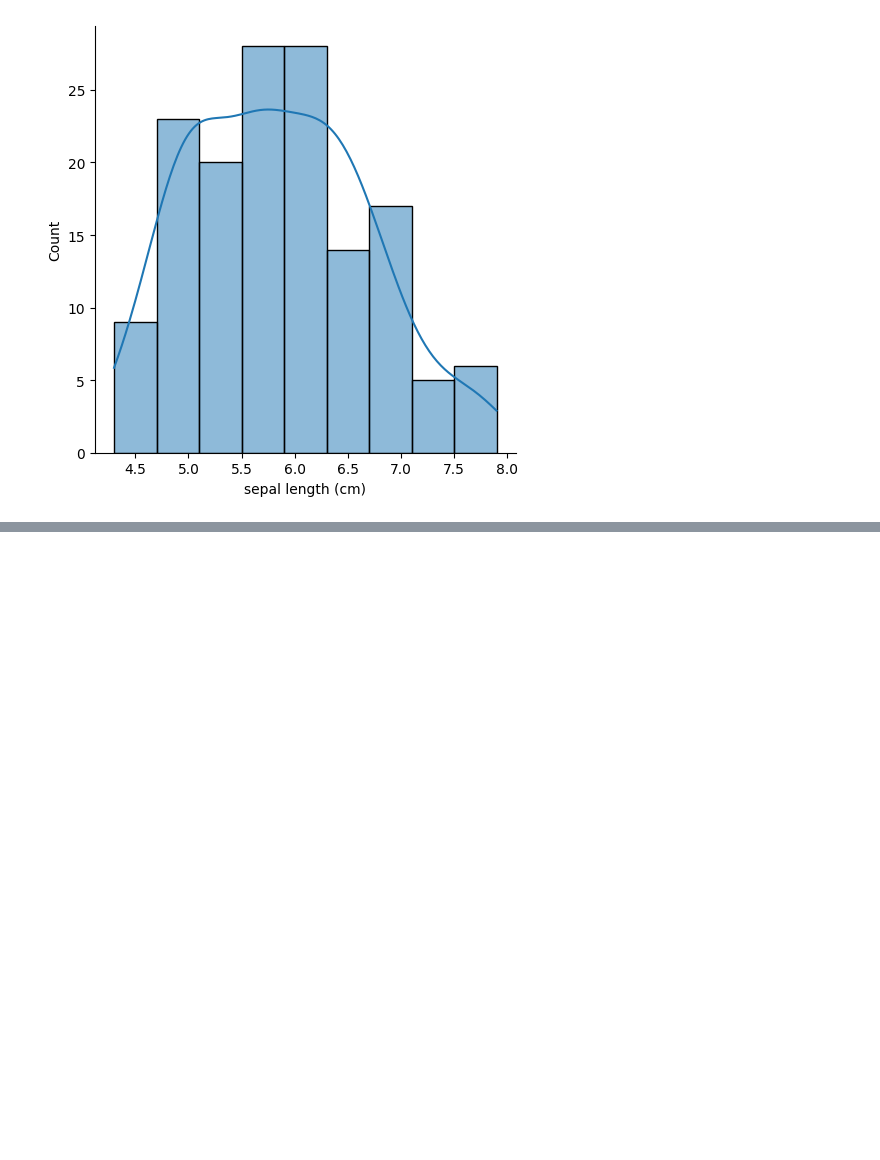
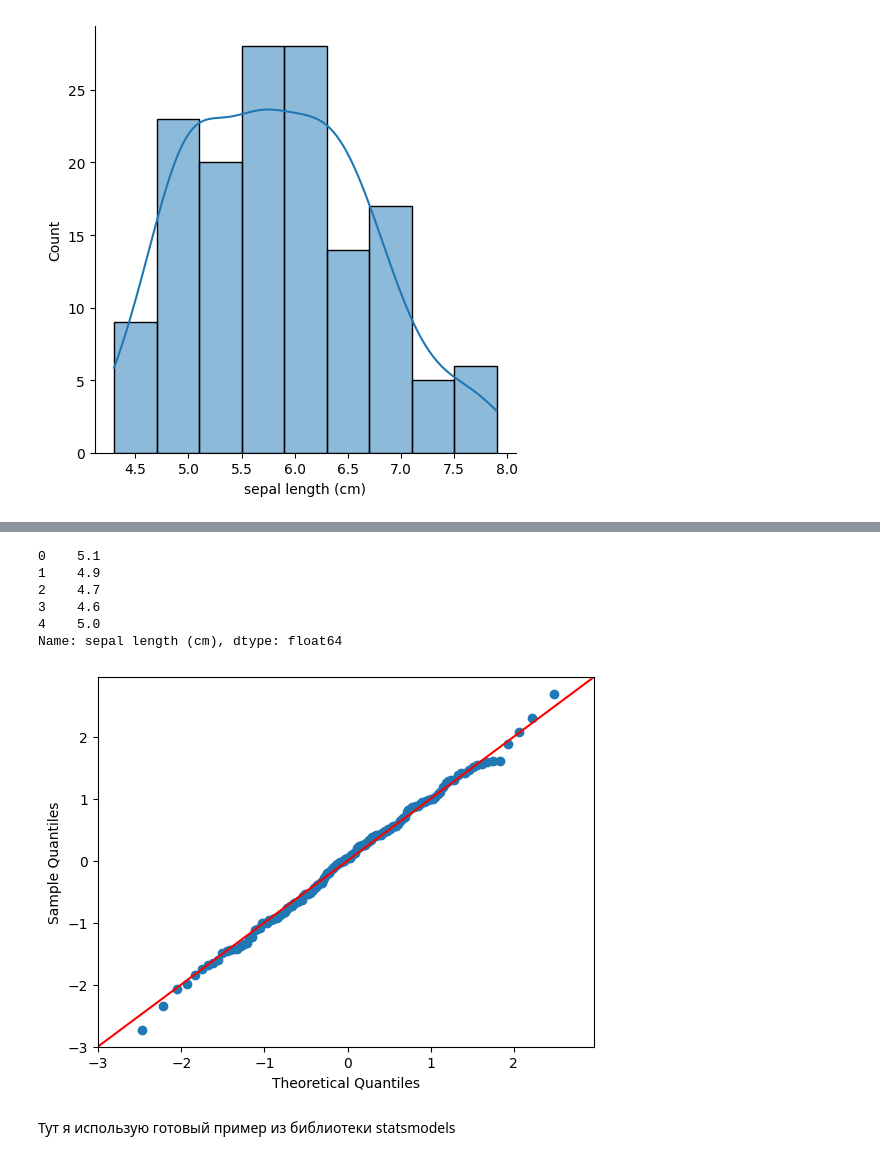
Before and after one commit to observer012/courses, a Jupyter notebook: Основы статистики(Stepik)/Основы статистики.ipynb, the cells around one changed output, grey strips where cells are left out. Cells and saved outputs as stored; diff of their text form; code cells hidden in the pictures; blank space fills up the shorter version.

Commit message:
31. added graphs and description for qqplot

```diff
--- a/Основы статистики(Stepik)/Основы статистики.ipynb
+++ b/Основы статистики(Stepik)/Основы статистики.ipynb
@@ -556,0 +575,10 @@ sns_plot = sns.displot(data=data['sepal length (cm)'], kde=True)
+# %%
+def qq_plot_graph(data_st, exog):
+    exog = sm.add_constant(exog)
+    mod_fit = sm.OLS(data_st, exog).fit()
+    res = mod_fit.resid
+    fig = sm.qqplot(res, stats.t, fit=True, line='45')
+    plt.show()
+# %%
+exog = data.drop(['sepal length (cm)'], axis=1)
+data_st = data['sepal length (cm)']
@@ -556,0 +594,15 @@ sns_plot = sns.displot(data=data['sepal length (cm)'], kde=True)
+# %%
+data_st.head()
+# %% [output]
+0    5.1
+1    4.9
+2    4.7
+3    4.6
+4    5.0
+Name: sepal length (cm), dtype: float64
+# %%
+qq_plot_graph(data_st, exog)
+# %% [output]
+[figure, added]
+# %% [markdown]
+Тут я использую готовый пример из библиотеки statsmodels
```
Also changed, not shown: parts of 14 cells of this notebook.
